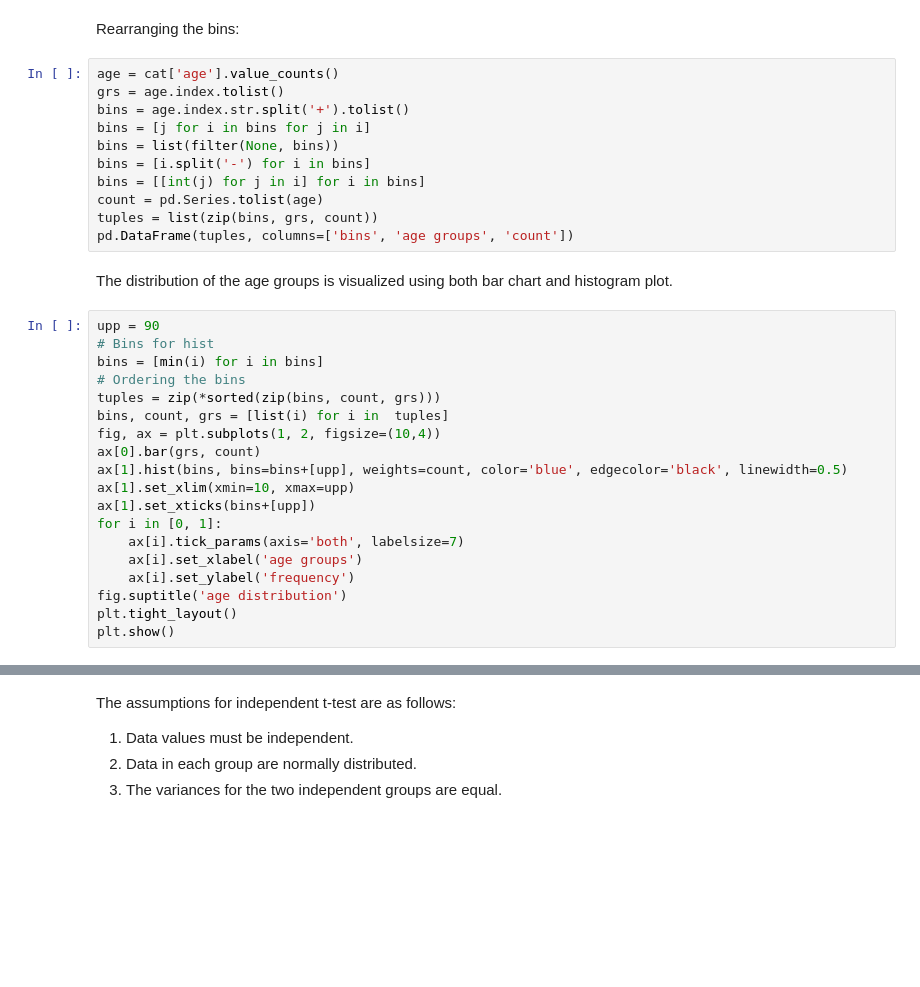
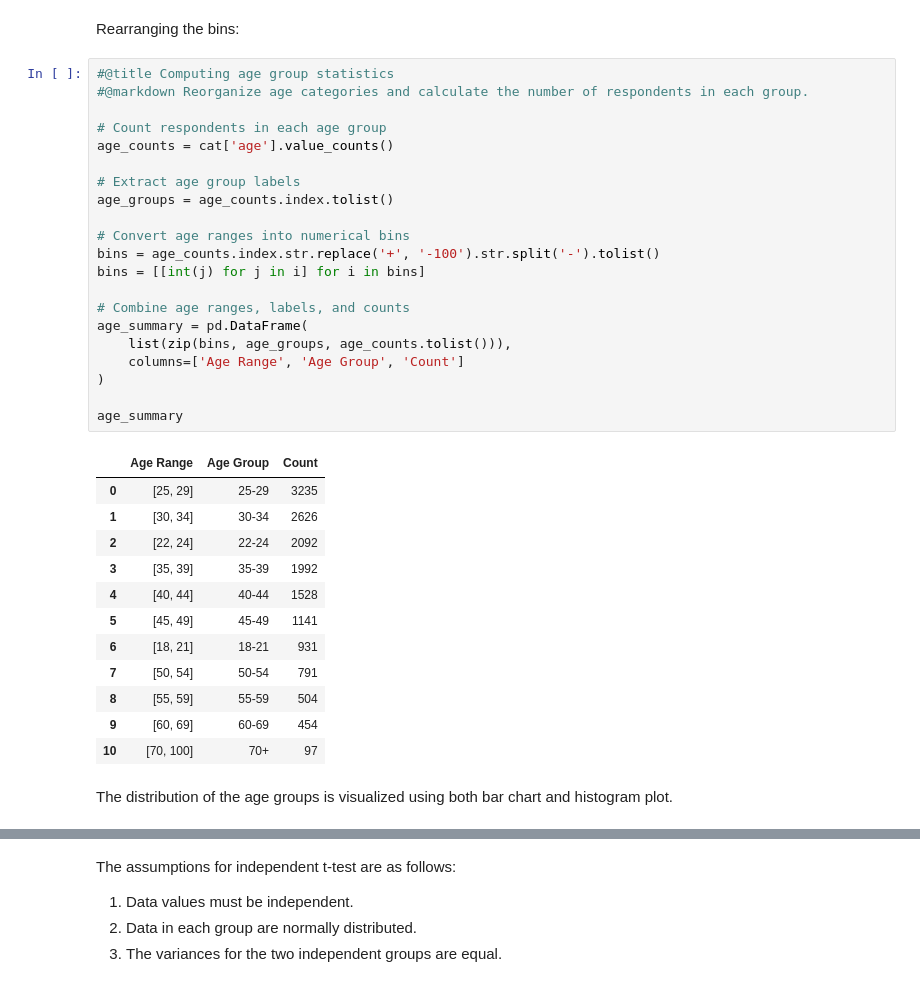
Before and after one commit to ali-sh-96/Machine-learning-Portfolio, a Jupyter notebook: project1/project1.ipynb, the cells around one changed output, grey strips where cells are left out. Drawn from its saved outputs; the diff is of its cells as text; blank space fills up the shorter version.

```diff
--- a/project1/project1.ipynb
+++ b/project1/project1.ipynb
@@ -98,35 +185,39 @@ Age groupes may be treated as either categorical data or binned quantitative dat
 \end{align}
 # %% [markdown]
 Rearranging the bins:
-# %%
-age = cat['age'].value_counts()
-grs = age.index.tolist()
-bins = age.index.str.split('+').tolist()
-bins = [j for i in bins for j in i]
-bins = list(filter(None, bins))
-bins = [i.split('-') for i in bins]
-bins = [[int(j) for j in i] for i in bins]
-count = pd.Series.tolist(age)
-tuples = list(zip(bins, grs, count))
-pd.DataFrame(tuples, columns=['bins', 'age groups', 'count'])
+# %%
+#@title Computing age group statistics
+#@markdown Reorganize age categories and calculate the number of respondents in each group.
+
+# Count respondents in each age group
+age_counts = cat['age'].value_counts()
+
+# Extract age group labels
+age_groups = age_counts.index.tolist()
+
+# Convert age ranges into numerical bins
+bins = age_counts.index.str.replace('+', '-100').str.split('-').tolist()
+bins = [[int(j) for j in i] for i in bins]
+
+# Combine age ranges, labels, and counts
+age_summary = pd.DataFrame(
+    list(zip(bins, age_groups, age_counts.tolist())),
+    columns=['Age Range', 'Age Group', 'Count']
+)
+
+age_summary
+# %% [output]
+|  | Age Range | Age Group | Count |
+| 0 | [25, 29] | 25-29 | 3235 |
+| 1 | [30, 34] | 30-34 | 2626 |
+| 2 | [22, 24] | 22-24 | 2092 |
+| 3 | [35, 39] | 35-39 | 1992 |
+| 4 | [40, 44] | 40-44 | 1528 |
+| 5 | [45, 49] | 45-49 | 1141 |
+| 6 | [18, 21] | 18-21 | 931 |
+| 7 | [50, 54] | 50-54 | 791 |
+| 8 | [55, 59] | 55-59 | 504 |
+| 9 | [60, 69] | 60-69 | 454 |
+| 10 | [70, 100] | 70+ | 97 |
 # %% [markdown]
 The distribution of the age groups is visualized using both bar chart and histogram plot.
-# %%
-upp = 90
-# Bins for hist
-bins = [min(i) for i in bins]
-# Ordering the bins
-tuples = zip(*sorted(zip(bins, count, grs)))
-bins, count, grs = [list(i) for i in  tuples]
-fig, ax = plt.subplots(1, 2, figsize=(10,4))
-ax[0].bar(grs, count)
-ax[1].hist(bins, bins=bins+[upp], weights=count, color='blue', edgecolor='black', linewidth=0.5)
-ax[1].set_xlim(xmin=10, xmax=upp)
-ax[1].set_xticks(bins+[upp])
-for i in [0, 1]:
-    ax[i].tick_params(axis='both', labelsize=7)
-    ax[i].set_xlabel('age groups')
-    ax[i].set_ylabel('frequency')
-fig.suptitle('age distribution')
-plt.tight_layout()
-plt.show()
```
Also changed, not shown: parts of 64 cells of this notebook, 1 other file.
